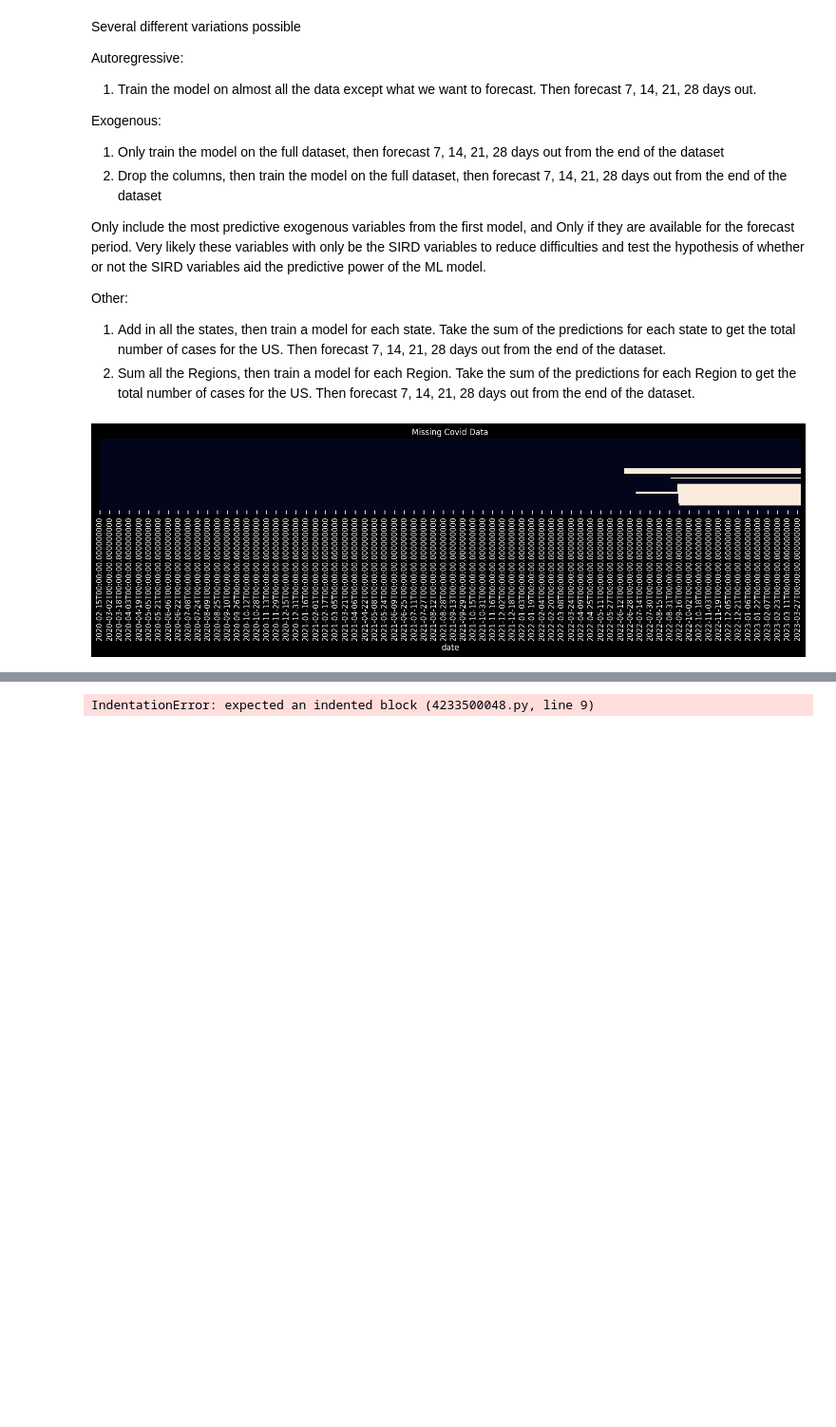
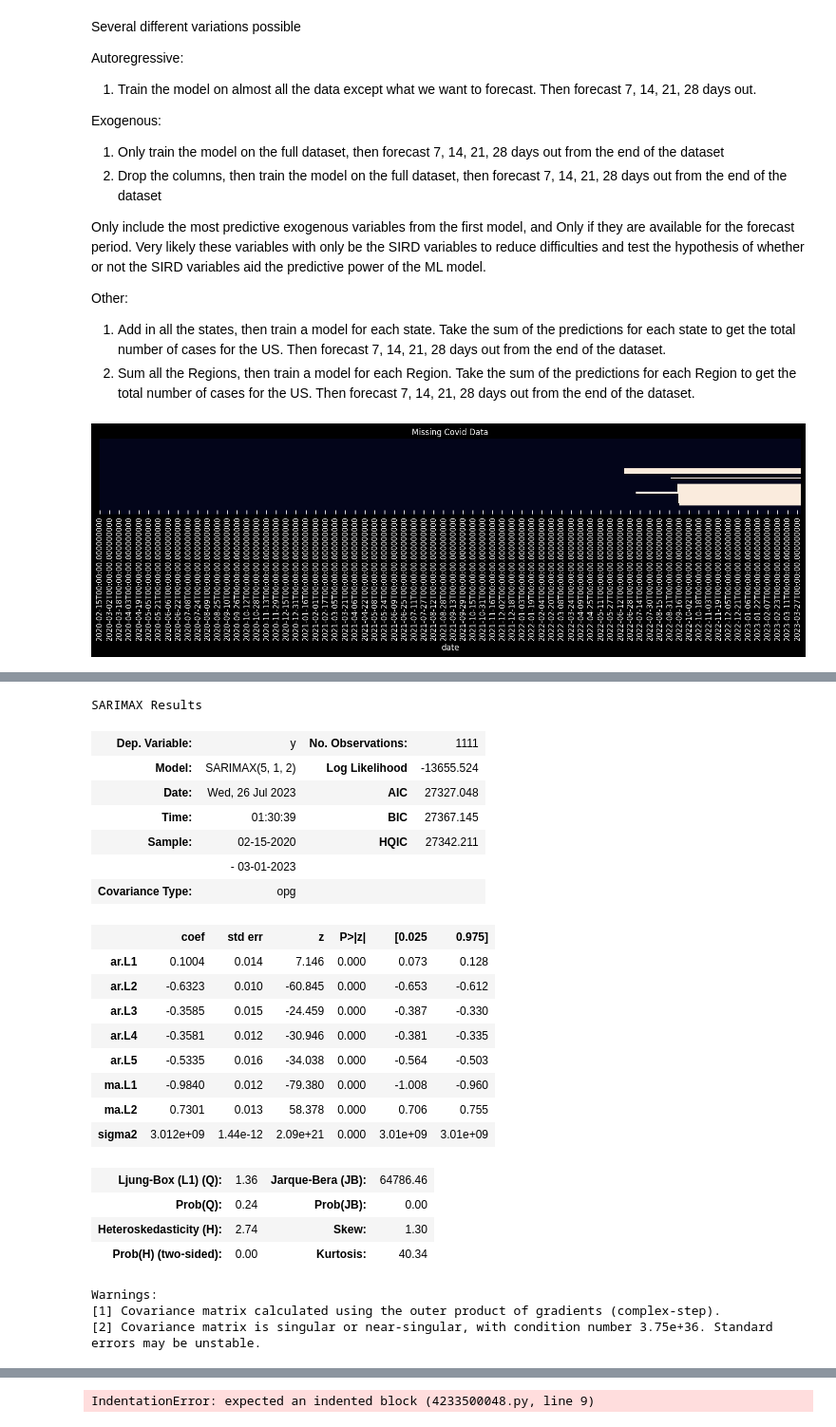
Before and after one commit to scelarek/CovidCast, a Jupyter notebook: Capstone/3. Covid SARIMA Modeling.ipynb, the cells around one changed output, grey strips where cells are left out. Shown at 95% size. Saved outputs shown, nothing was run; the diff lists cells and outputs as text; code cells hidden in the pictures; blank space fills up the shorter version.

```diff
--- a/Capstone/3. Covid SARIMA Modeling.ipynb
+++ b/Capstone/3. Covid SARIMA Modeling.ipynb
@@ -212,3 +208,32 @@ SARIMAX Results
 Warnings:
 [1] Covariance matrix calculated using the outer product of gradients (complex-step).
 [2] Covariance matrix is singular or near-singular, with condition number 2.15e+29. Standard errors may be unstable.
+# %%
+model1 = pm.auto_arima(train_df['new_confirmed'])
+
+model1.summary()
+# %% [output]
+SARIMAX Results
+| Dep. Variable: | y | No. Observations: | 1111 |
+| Model: | SARIMAX(5, 1, 2) | Log Likelihood | -13655.524 |
+| Date: | Wed, 26 Jul 2023 | AIC | 27327.048 |
+| Time: | 01:30:39 | BIC | 27367.145 |
+| Sample: | 02-15-2020 | HQIC | 27342.211 |
+|  | - 03-01-2023 |  |  |
+| Covariance Type: | opg |  |  |
+|  | coef | std err | z | P>|z| | [0.025 | 0.975] |
+| ar.L1 | 0.1004 | 0.014 | 7.146 | 0.000 | 0.073 | 0.128 |
+| ar.L2 | -0.6323 | 0.010 | -60.845 | 0.000 | -0.653 | -0.612 |
+| ar.L3 | -0.3585 | 0.015 | -24.459 | 0.000 | -0.387 | -0.330 |
+| ar.L4 | -0.3581 | 0.012 | -30.946 | 0.000 | -0.381 | -0.335 |
+| ar.L5 | -0.5335 | 0.016 | -34.038 | 0.000 | -0.564 | -0.503 |
+| ma.L1 | -0.9840 | 0.012 | -79.380 | 0.000 | -1.008 | -0.960 |
+| ma.L2 | 0.7301 | 0.013 | 58.378 | 0.000 | 0.706 | 0.755 |
+| sigma2 | 3.012e+09 | 1.44e-12 | 2.09e+21 | 0.000 | 3.01e+09 | 3.01e+09 |
+| Ljung-Box (L1) (Q): | 1.36 | Jarque-Bera (JB): | 64786.46 |
+| Prob(Q): | 0.24 | Prob(JB): | 0.00 |
+| Heteroskedasticity (H): | 2.74 | Skew: | 1.30 |
+| Prob(H) (two-sided): | 0.00 | Kurtosis: | 40.34 |
+Warnings:
+[1] Covariance matrix calculated using the outer product of gradients (complex-step).
+[2] Covariance matrix is singular or near-singular, with condition number 3.75e+36. Standard errors may be unstable.
```
Also changed, not shown: parts of 7 cells of this notebook.
